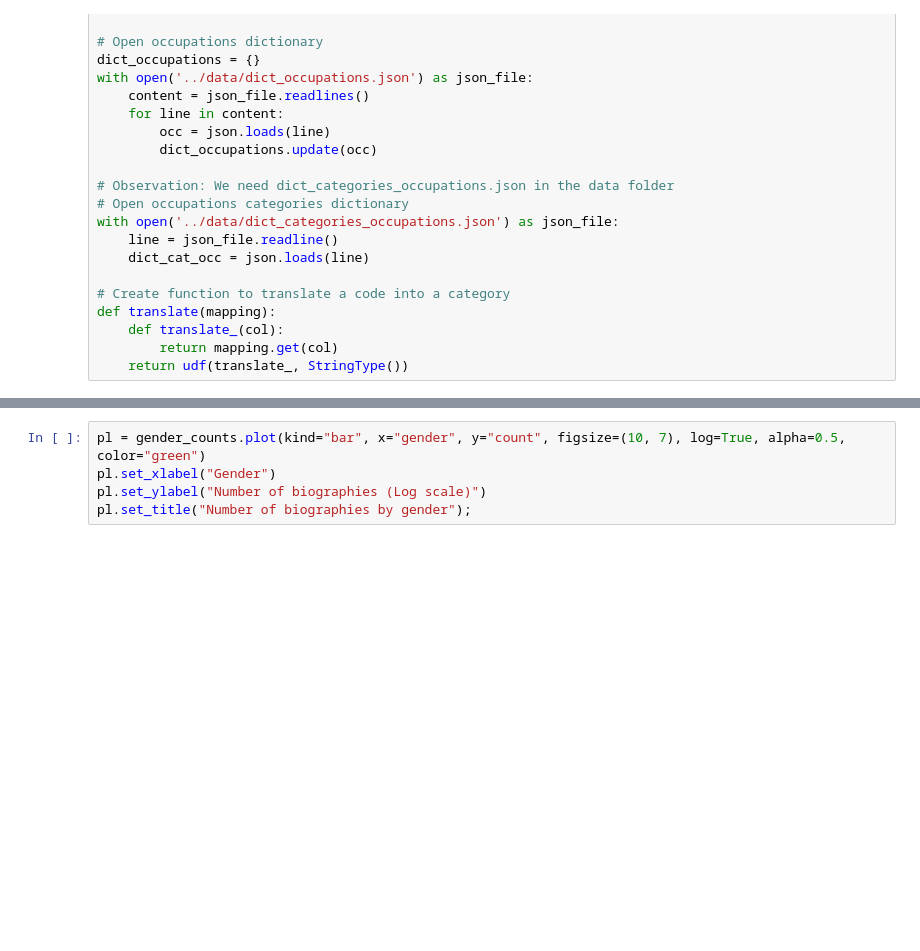
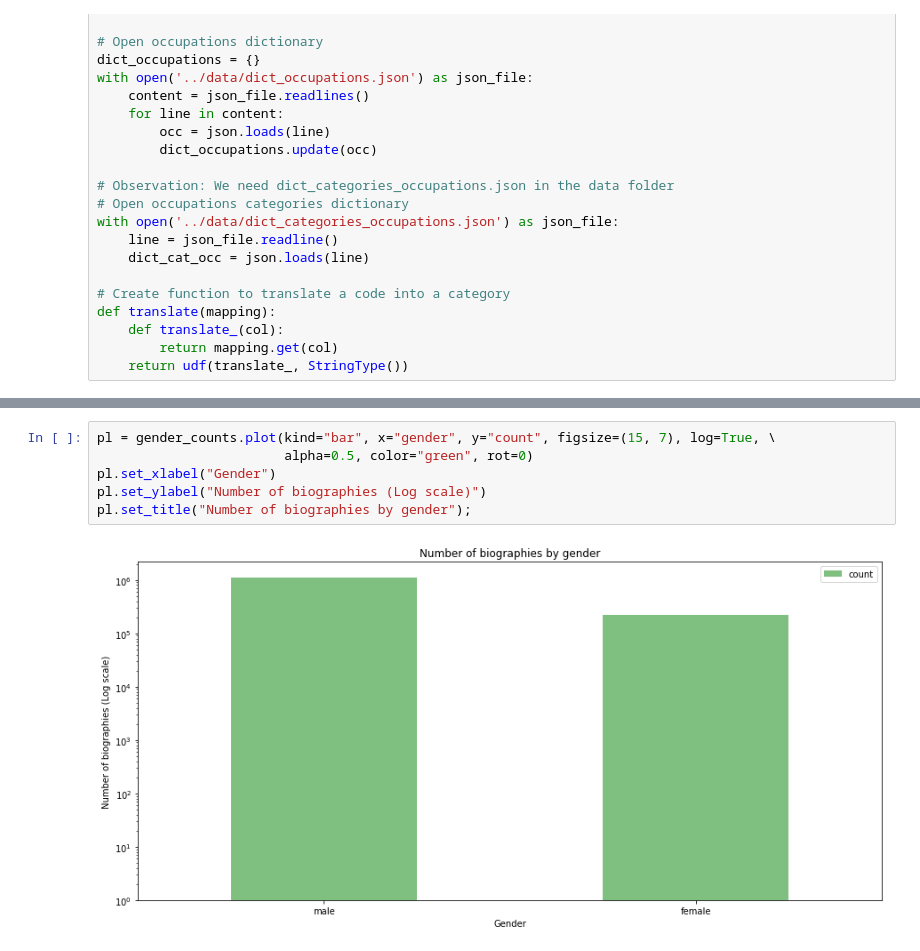
Before and after one commit to natbolon/wiki-gender, a Jupyter notebook: src/Wikipedia_Gender.ipynb, the cells around one changed output, grey strips where cells are left out. Drawn from its saved outputs; the diff is of its cells as text; blank space fills up the shorter version.

```diff
--- a/src/Wikipedia_Gender.ipynb
+++ b/src/Wikipedia_Gender.ipynb
@@ -76,5 +141,8 @@ gender_counts
 # %%
-pl = gender_counts.plot(kind="bar", x="gender", y="count", figsize=(10, 7), log=True, alpha=0.5, color="green")
+pl = gender_counts.plot(kind="bar", x="gender", y="count", figsize=(15, 7), log=True, \
+                        alpha=0.5, color="green", rot=0)
 pl.set_xlabel("Gender")
 pl.set_ylabel("Number of biographies (Log scale)")
 pl.set_title("Number of biographies by gender");
+# %% [output]
+[figure, added]
```
Also changed, not shown: parts of 18 cells of this notebook, 1 other file.
